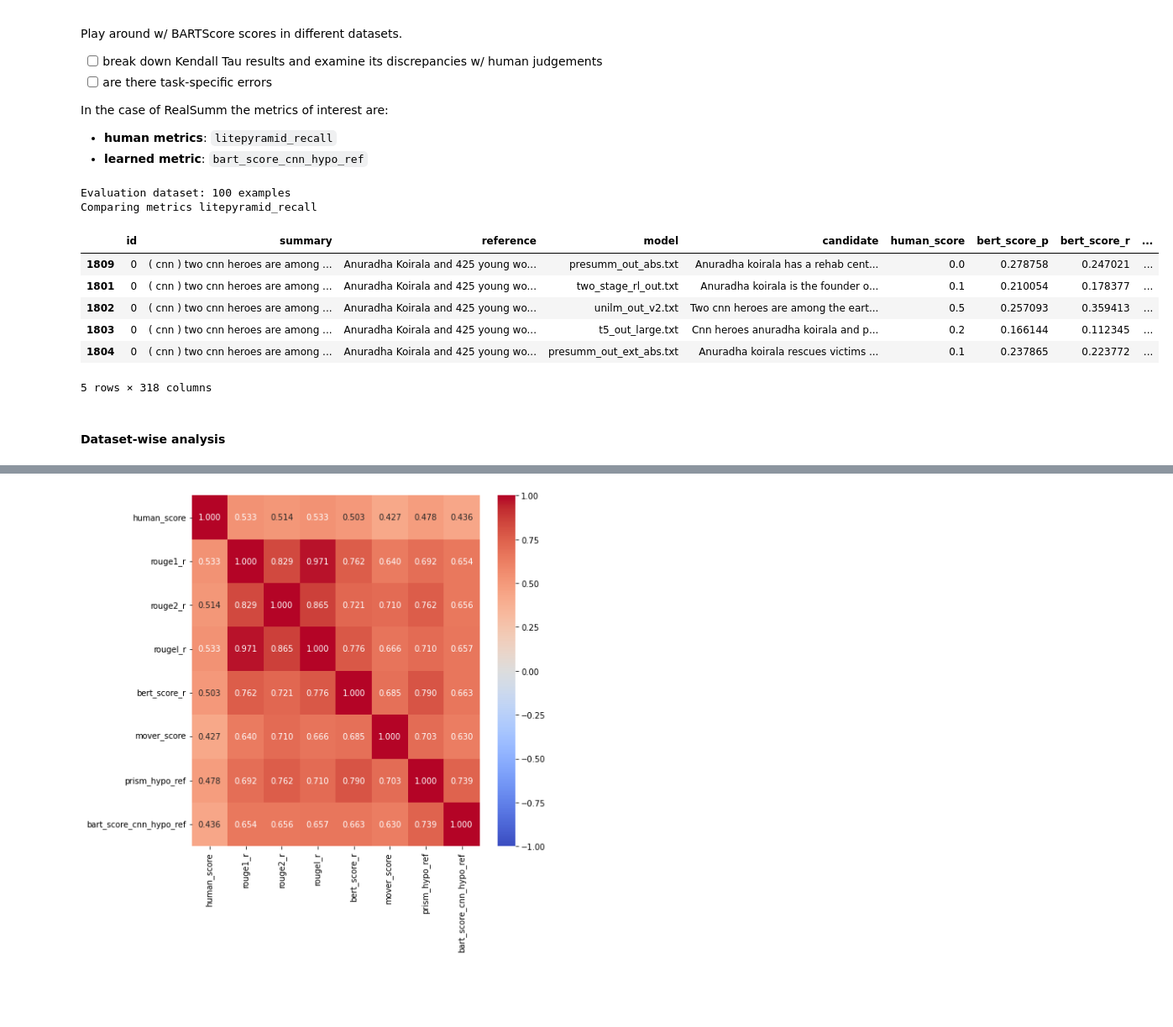
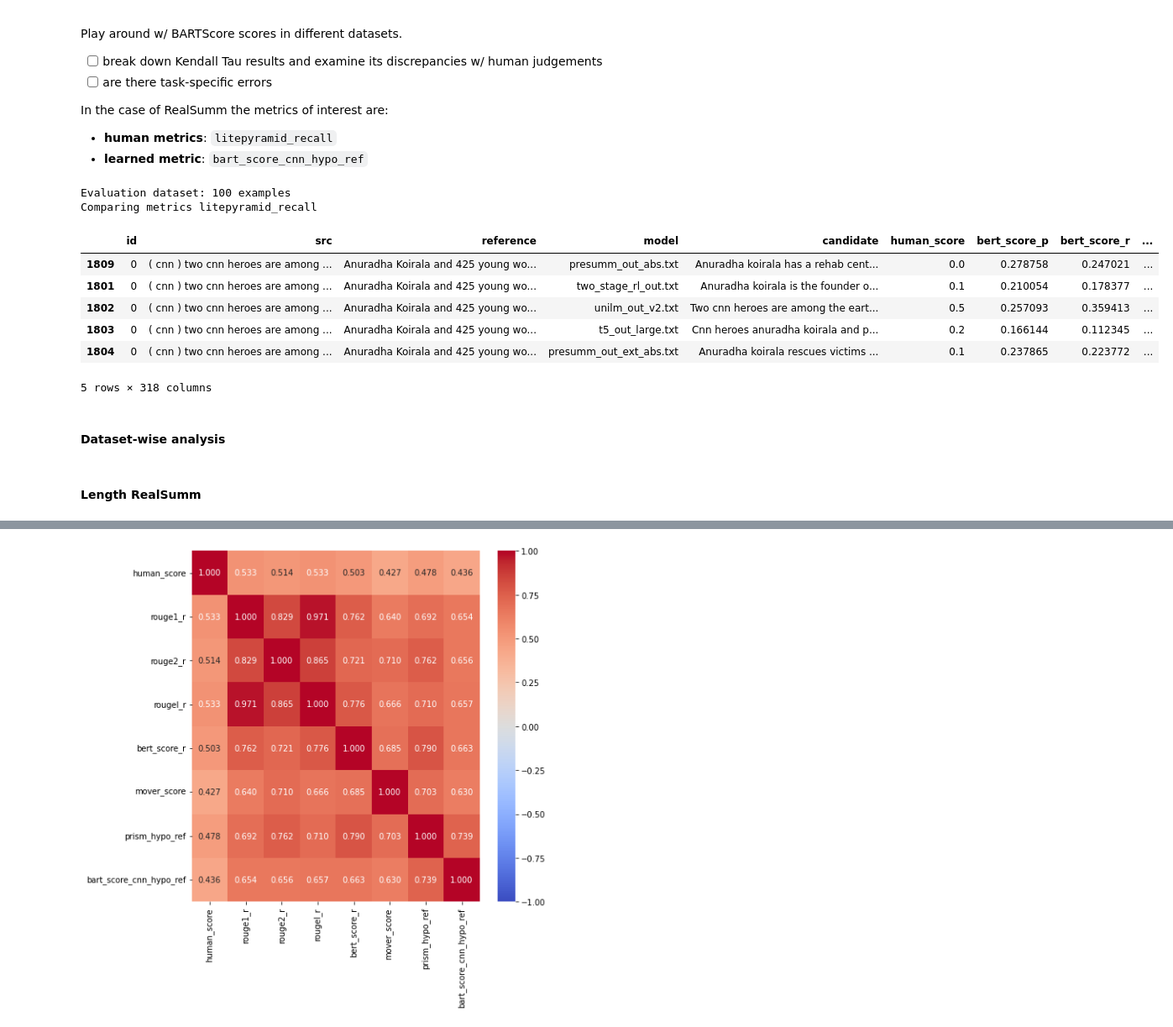
Before and after one commit to PastelBelem8/BARTScore, a Jupyter notebook: analysis.ipynb, the cells around one changed output, grey strips where cells are left out. Shown at 84% size. Cells and saved outputs as stored; diff of their text form; code cells hidden in the pictures; blank space fills up the shorter version.

```diff
--- a/analysis.ipynb
+++ b/analysis.ipynb
@@ -189,35 +143,35 @@ def get_dataframe(data, human_metric):
     print("Comparing metrics", human_metric)
 
     from collections import defaultdict
     model_data = defaultdict(list)
 
     for doc_id, doc_metadata in data.items():
         doc_models_metadata = doc_metadata["sys_summs"]
 
         for model_name, model_metadata in doc_models_metadata.items():
             model_data["id"].append(doc_id)
-            model_data["summary"].append(doc_metadata["src"])
+            model_data["src"].append(doc_metadata["src"])
             model_data["reference"].append(doc_metadata["ref_summ"])
             model_data["model"].append(model_name)
 
             model_data["candidate"].append(model_metadata["sys_summ"])
             model_data["human_score"].append(model_metadata["scores"][human_metric])
 
             for metric, score in model_metadata["scores"].items():
                 if metric != human_metric:
                     model_data[metric].append(float(score))
 
 
     import pandas as pd
     return pd.DataFrame(model_data).sort_values(by="id")
 
 
 model_data = get_dataframe(summ_stat.data, "litepyramid_recall")
 model_data.head()
 # %% [output]
 Evaluation dataset: 100 examples
 Comparing metrics litepyramid_recall
-|  | id | summary | reference | model | candidate | human_score | bert_score_p | bert_score_r | ... |
+|  | id | src | reference | model | candidate | human_score | bert_score_p | bert_score_r | ... |
 | 1809 | 0 | ( cnn ) two cnn heroes are among ... | Anuradha Koirala and 425 young wo... | presumm_out_abs.txt | Anuradha koirala has a rehab cent... | 0.0 | 0.278758 | 0.247021 | ... |
 | 1801 | 0 | ( cnn ) two cnn heroes are among ... | Anuradha Koirala and 425 young wo... | two_stage_rl_out.txt | Anuradha koirala is the founder o... | 0.1 | 0.210054 | 0.178377 | ... |
 | 1802 | 0 | ( cnn ) two cnn heroes are among ... | Anuradha Koirala and 425 young wo... | unilm_out_v2.txt | Two cnn heroes are among the eart... | 0.5 | 0.257093 | 0.359413 | ... |
@@ -233,3 +187,5 @@ import seaborn as sns
 import numpy as np
 # %% [markdown]
 #### Dataset-wise analysis
+# %% [markdown]
+#### Length RealSumm
```
Also changed, not shown: parts of 108 cells of this notebook, 5 other files.
